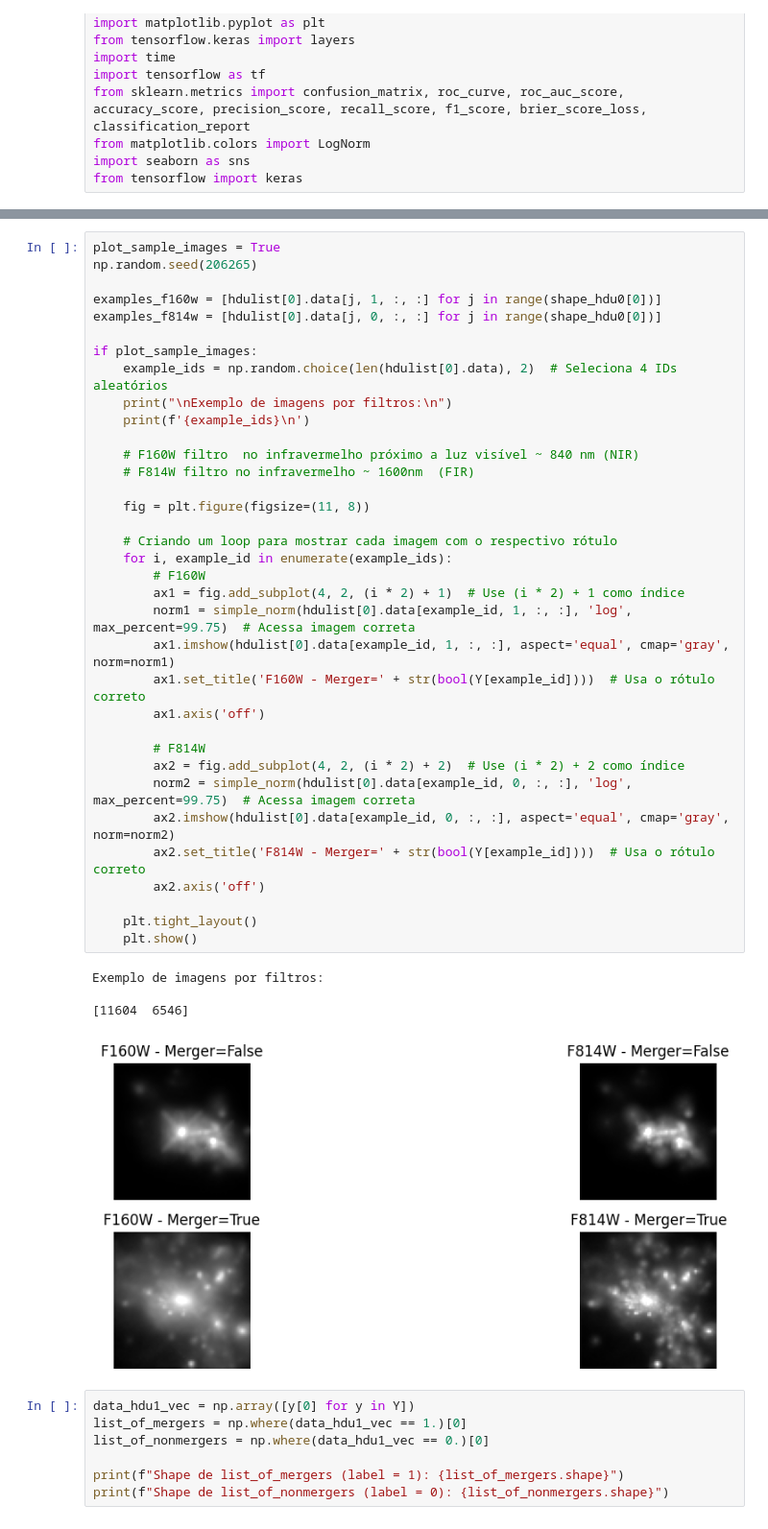
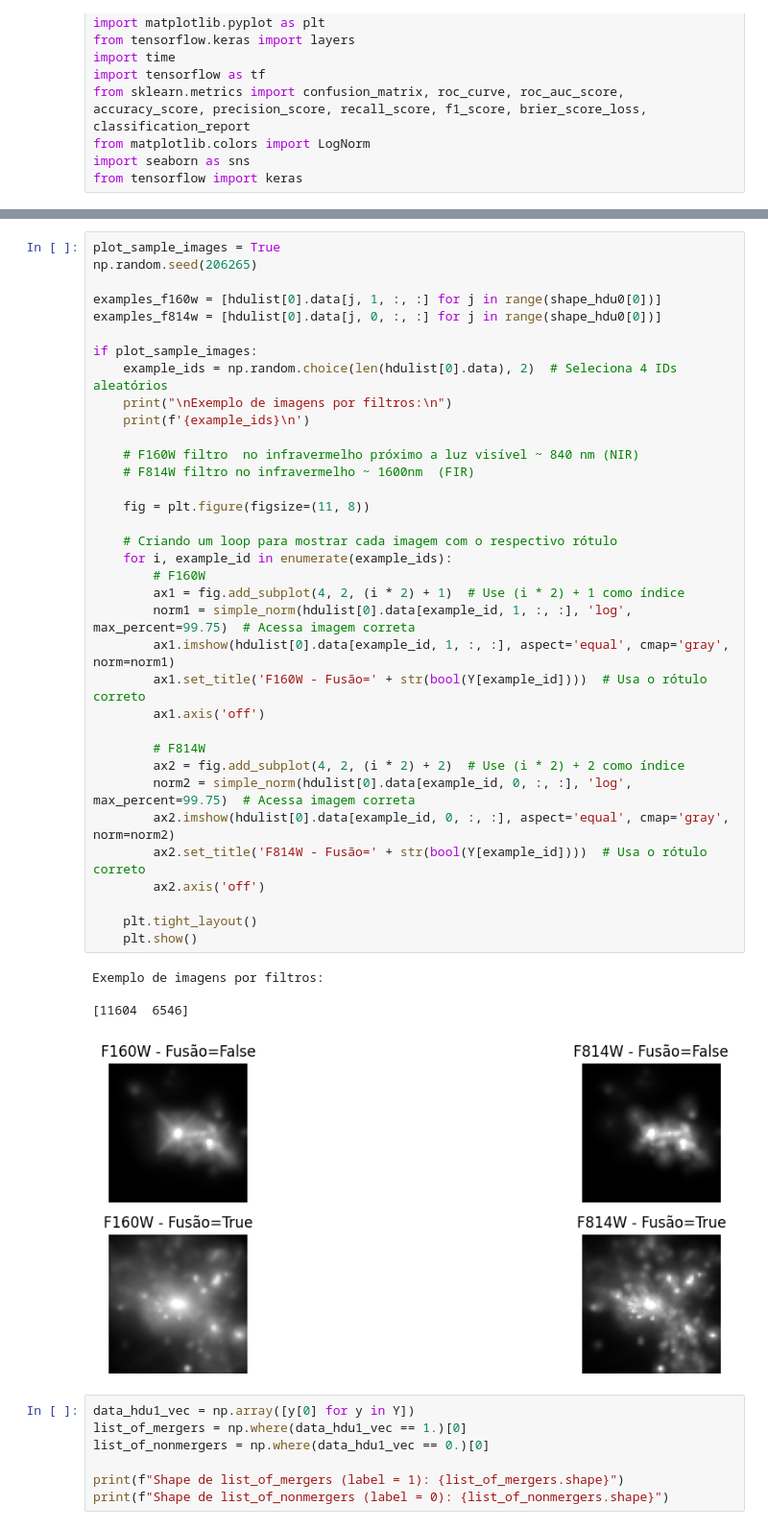
Before and after one commit to NataliCMAlmeida/CNN-para-classificar-fus-o-de-galaxias, a Jupyter notebook: TCC corrigido.ipynb, the cells around one changed output, grey strips where cells are left out. Shown at 96% size. Saved outputs shown, nothing was run; the diff lists cells and outputs as text.

```diff
--- a/TCC corrigido.ipynb
+++ b/TCC corrigido.ipynb
@@ -55,36 +55,36 @@ examples_f814w = [hdulist[0].data[j, 0, :, :] for j in range(shape_hdu0[0])]
 if plot_sample_images:
     example_ids = np.random.choice(len(hdulist[0].data), 2)  # Seleciona 4 IDs aleatórios
     print("\nExemplo de imagens por filtros:\n")
     print(f'{example_ids}\n')
 
     # F160W filtro  no infravermelho próximo a luz visível ~ 840 nm (NIR)
     # F814W filtro no infravermelho ~ 1600nm  (FIR)
 
     fig = plt.figure(figsize=(11, 8))
 
     # Criando um loop para mostrar cada imagem com o respectivo rótulo
     for i, example_id in enumerate(example_ids):
         # F160W
         ax1 = fig.add_subplot(4, 2, (i * 2) + 1)  # Use (i * 2) + 1 como índice
         norm1 = simple_norm(hdulist[0].data[example_id, 1, :, :], 'log', max_percent=99.75)  # Acessa imagem correta
         ax1.imshow(hdulist[0].data[example_id, 1, :, :], aspect='equal', cmap='gray', norm=norm1)
-        ax1.set_title('F160W - Merger=' + str(bool(Y[example_id])))  # Usa o rótulo correto
+        ax1.set_title('F160W - Fusão=' + str(bool(Y[example_id])))  # Usa o rótulo correto
         ax1.axis('off')
 
         # F814W
         ax2 = fig.add_subplot(4, 2, (i * 2) + 2)  # Use (i * 2) + 2 como índice
         norm2 = simple_norm(hdulist[0].data[example_id, 0, :, :], 'log', max_percent=99.75)  # Acessa imagem correta
         ax2.imshow(hdulist[0].data[example_id, 0, :, :], aspect='equal', cmap='gray', norm=norm2)
-        ax2.set_title('F814W - Merger=' + str(bool(Y[example_id])))  # Usa o rótulo correto
+        ax2.set_title('F814W - Fusão=' + str(bool(Y[example_id])))  # Usa o rótulo correto
         ax2.axis('off')
 
     plt.tight_layout()
     plt.show()
 # %% [output]
 Exemplo de imagens por filtros:
 
 [11604  6546]
-[figure, old version]
+[figure, new version]
 # %%
 data_hdu1_vec = np.array([y[0] for y in Y])
 list_of_mergers = np.where(data_hdu1_vec == 1.)[0]
```
Also changed, not shown: parts of 19 cells of this notebook.
